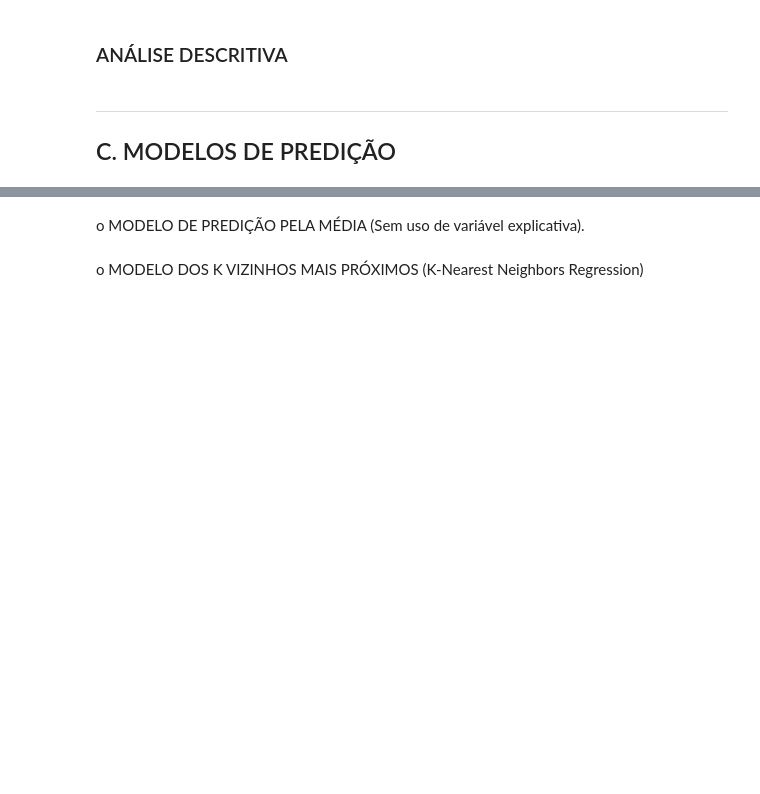
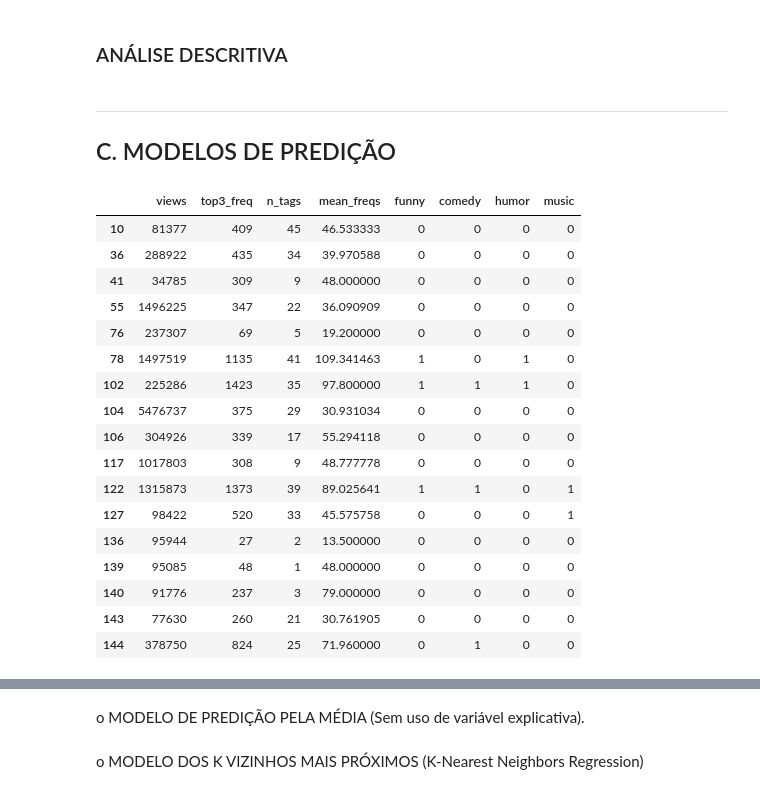
Before and after one commit to victorniubo/cdados_dp, a Jupyter notebook: P3/Projeto3 Layout.ipynb, the cells around one changed output, grey strips where cells are left out. Cells and saved outputs as stored; diff of their text form; code cells hidden in the pictures; blank space fills up the shorter version.

```diff
--- a/P3/Projeto3 Layout.ipynb
+++ b/P3/Projeto3 Layout.ipynb
@@ -114,3 +117,3 @@ for e in ind:
 # %%
-you_ifn['top3_freq']=list(dic.values())
+you_ifn['top3_freq']=top3_sum
 %store you_ifn
@@ -159,0 +166,30 @@ new_data['top3_freq'] = you_ifn['top3_freq']
+# %%
+new_data = pd.DataFrame()
+new_data['views'] = you_analysis['views']
+new_data['top3_freq'] = top3_sum
+new_data['n_tags'] = n_tags
+new_data['mean_freqs'] = mean_freqs
+new_data['funny'] = a['funny_freq']
+new_data['comedy'] = a['comedy_freq']
+new_data['humor'] = a['humor_freq']
+new_data['music'] = a['music_freq']
+new_data.head(17)
+# %% [output]
+|  | views | top3_freq | n_tags | mean_freqs | funny | comedy | humor | music |
+| 10 | 81377 | 409 | 45 | 46.533333 | 0 | 0 | 0 | 0 |
+| 36 | 288922 | 435 | 34 | 39.970588 | 0 | 0 | 0 | 0 |
+| 41 | 34785 | 309 | 9 | 48.000000 | 0 | 0 | 0 | 0 |
+| 55 | 1496225 | 347 | 22 | 36.090909 | 0 | 0 | 0 | 0 |
+| 76 | 237307 | 69 | 5 | 19.200000 | 0 | 0 | 0 | 0 |
+| 78 | 1497519 | 1135 | 41 | 109.341463 | 1 | 0 | 1 | 0 |
+| 102 | 225286 | 1423 | 35 | 97.800000 | 1 | 1 | 1 | 0 |
+| 104 | 5476737 | 375 | 29 | 30.931034 | 0 | 0 | 0 | 0 |
+| 106 | 304926 | 339 | 17 | 55.294118 | 0 | 0 | 0 | 0 |
+| 117 | 1017803 | 308 | 9 | 48.777778 | 0 | 0 | 0 | 0 |
+| 122 | 1315873 | 1373 | 39 | 89.025641 | 1 | 1 | 0 | 1 |
+| 127 | 98422 | 520 | 33 | 45.575758 | 0 | 0 | 0 | 1 |
+| 136 | 95944 | 27 | 2 | 13.500000 | 0 | 0 | 0 | 0 |
+| 139 | 95085 | 48 | 1 | 48.000000 | 0 | 0 | 0 | 0 |
+| 140 | 91776 | 237 | 3 | 79.000000 | 0 | 0 | 0 | 0 |
+| 143 | 77630 | 260 | 21 | 30.761905 | 0 | 0 | 0 | 0 |
+| 144 | 378750 | 824 | 25 | 71.960000 | 0 | 1 | 0 | 0 |
```
Also changed, not shown: parts of 18 cells of this notebook.
